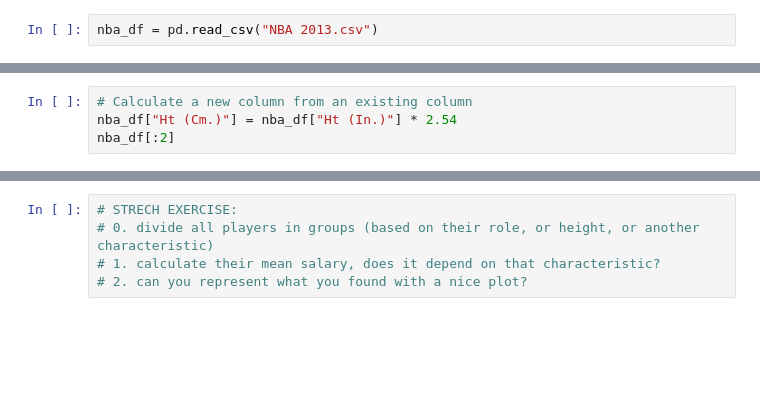
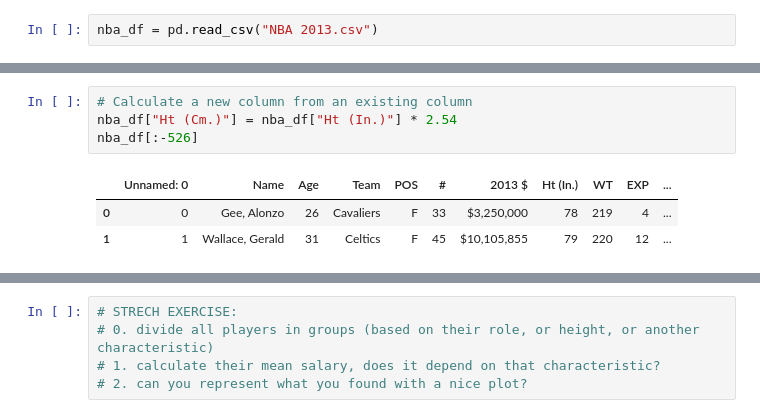
Before and after one commit to gquer/dsc-96_winter19, a Jupyter notebook: 05_python/Pandas.ipynb, the cells around one changed output, grey strips where cells are left out. Cells and saved outputs as stored; diff of their text form; blank space fills up the shorter version.

```diff
--- a/05_python/Pandas.ipynb
+++ b/05_python/Pandas.ipynb
@@ -59,4 +182,8 @@ nba_df.columns
 # %%
 # Calculate a new column from an existing column
 nba_df["Ht (Cm.)"] = nba_df["Ht (In.)"] * 2.54
-nba_df[:2]
+nba_df[:-526]
+# %% [output]
+|  | Unnamed: 0 | Name | Age | Team | POS | # | 2013 $ | Ht (In.) | WT | EXP | ... |
+| 0 | 0 | Gee, Alonzo | 26 | Cavaliers | F | 33 | $3,250,000 | 78 | 219 | 4 | ... |
+| 1 | 1 | Wallace, Gerald | 31 | Celtics | F | 45 | $10,105,855 | 79 | 220 | 12 | ... |
```
Also changed, not shown: parts of 25 cells of this notebook, 2 other files.
